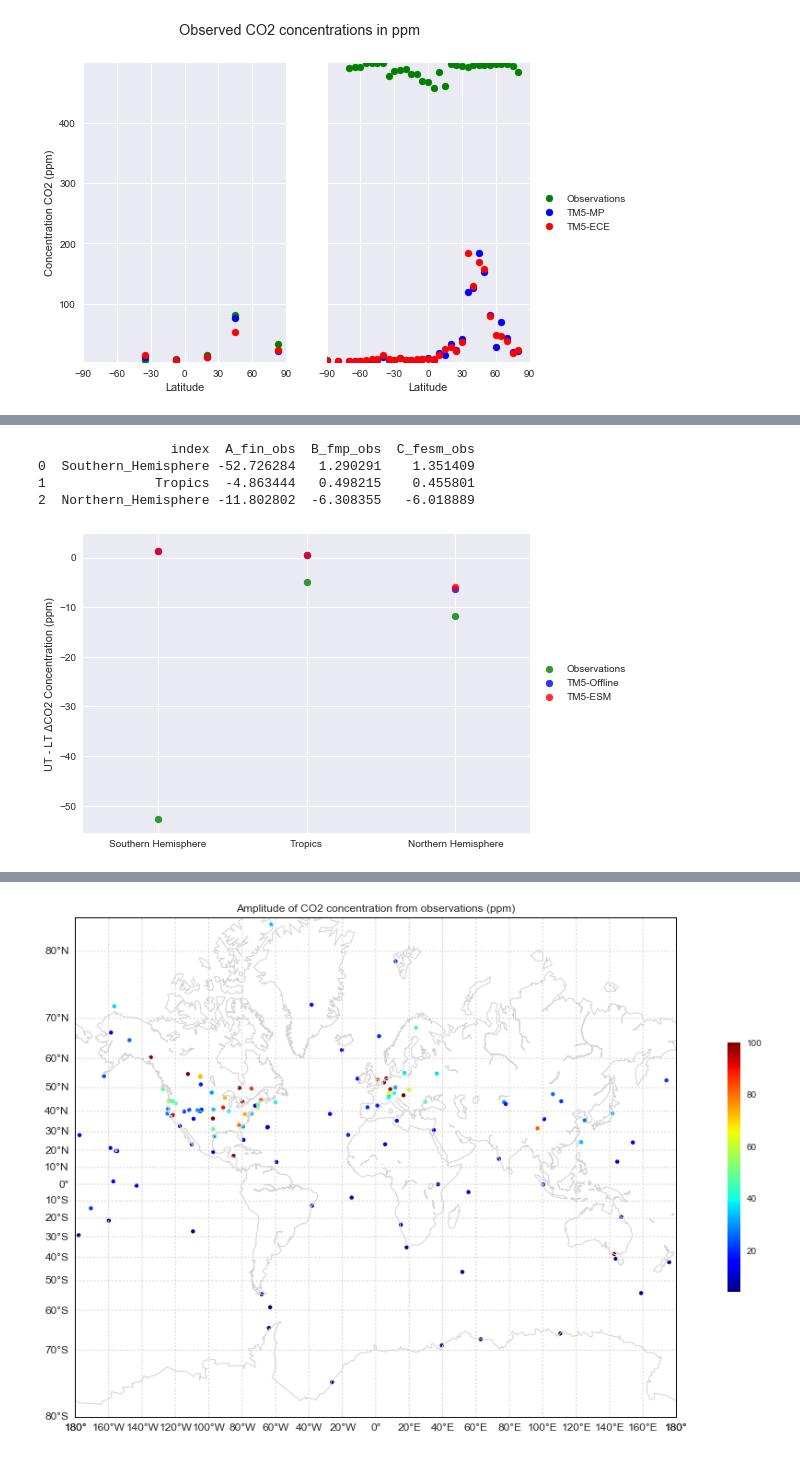
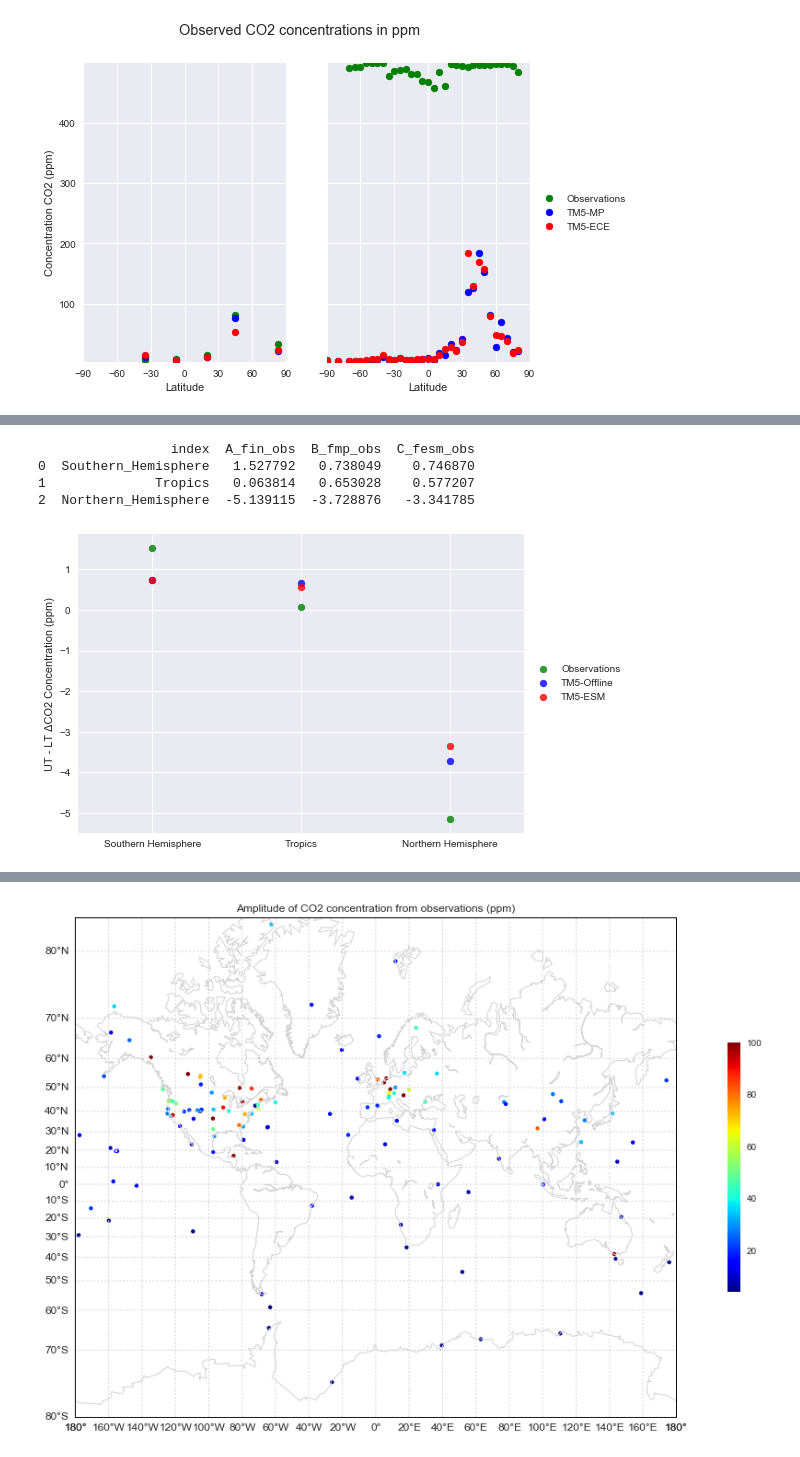
Before and after one commit to Killaars/PhD, a Jupyter notebook: Pictures_Helsinki.ipynb, the cells around one changed output, grey strips where cells are left out. Cells and saved outputs as stored; diff of their text form; code cells hidden in the pictures.

```diff
--- a/Pictures_Helsinki.ipynb
+++ b/Pictures_Helsinki.ipynb
@@ -164,7 +164,7 @@ for root, dirs, files in os.walk(os.path.join(path,'sample_flasks')):
             ECE_filename = 'flask_output_ECE_'+file[19:]
 
             flask_in = os.path.join(path,'sample_flasks',file)
-            flask_mp = os.path.join(path,'TM5_offline',TM5_MP_filename)
+            flask_mp = os.path.join(path,'TM5_offline_newmeteo',TM5_MP_filename)
             flask_esm = os.path.join(path,'TM5_ESM',ECE_filename)
 
             flask_in_fh = nc.Dataset(flask_in,mode='r')
@@ -303,7 +303,7 @@ for root, dirs, files in os.walk(os.path.join(path,'sample_flasks')):
             ECE_filename = 'flask_output_ECE_'+file[19:]
 
             flask_in = os.path.join(path,'sample_flasks',file)
-            flask_mp = os.path.join(path,'TM5_offline',TM5_MP_filename)
+            flask_mp = os.path.join(path,'TM5_offline_newmeteo',TM5_MP_filename)
             flask_esm = os.path.join(path,'TM5_ESM',ECE_filename)
 
             flask_in_fh = nc.Dataset(flask_in,mode='r')
@@ -652,7 +652,7 @@ for root, dirs, files in os.walk(os.path.join(path,'sample_flasks')):
             ECE_filename = 'flask_output_ECE_'+file[19:]
 
             flask_in = os.path.join(path,'sample_flasks',file)
-            flask_mp = os.path.join(path,'TM5_offline',TM5_MP_filename)
+            flask_mp = os.path.join(path,'TM5_offline_newmeteo',TM5_MP_filename)
             flask_esm = os.path.join(path,'TM5_ESM',ECE_filename)
 
             flask_in_fh = nc.Dataset(flask_in,mode='r')
@@ -1043,12 +1027,12 @@ df = pd.DataFrame({'A_fin_obs' : fin_obs*1000000,
                    'G_date'    : time,
                    'H_obs_id'  : obs_id,
                    'I_obs_loc' : obs_loc},index=obs_num)
-df = df[df.A_fin_obs<500]
+df = df[(df.A_fin_obs<450) & (df.A_fin_obs>350)]
 
 #Select the altitude to make the plots
-df = df[(df.D_alt<2000) | (df.D_alt>10000)]
+df = df[(df.D_alt<3000) | (df.D_alt>3000) & (df.D_alt<7000)]
 #Create new column, everything lower than 2000m is in the LT and the rest is in the UT
-df['J_tropo'] = np.where(df['D_alt']<2000, 'LT', 'UT')
+df['J_tropo'] = np.where(df['D_alt']<3000, 'LT', 'UT')
 
 TRO = (df.E_lat>-20) & (df.E_lat<20)
 NH = (df.E_lat>20) & (df.E_lat<60)
@@ -1065,34 +1049,34 @@ SH_mean = SH_df.groupby(SH_df['J_tropo']).mean()
 SH_mean = SH_mean[['A_fin_obs','B_fmp_obs','C_fesm_obs']]
 SH_mean = SH_mean.transpose()
 
 NH_df = df[NH]
 NH_mean = NH_df.groupby(NH_df['J_tropo']).mean()
 NH_mean = NH_mean[['A_fin_obs','B_fmp_obs','C_fesm_obs']]
 NH_mean = NH_mean.transpose()
 
 plot_mean = pd.DataFrame(index=('A_fin_obs','B_fmp_obs','C_fesm_obs'))
 plot_mean['Southern_Hemisphere'] = SH_mean['UT']-SH_mean['LT']
 plot_mean['Tropics'] = TRO_mean['UT']-TRO_mean['LT']
 plot_mean['Northern_Hemisphere'] = NH_mean['UT']-NH_mean['LT']
 plot_mean = plot_mean.transpose()
 plot_mean = plot_mean.reset_index()
 print(plot_mean)
 
 f, (ax1) = plt.subplots(1, 1,sharey=True,sharex=True)
 alpha = .8
 ax1.scatter(x=plot_mean.index, y=plot_mean.A_fin_obs, color='g', alpha=alpha, label='Observations')
 ax1.scatter(x=plot_mean.index, y=plot_mean.B_fmp_obs, color='b', alpha=alpha, label='TM5-Offline')
 ax1.scatter(x=plot_mean.index, y=plot_mean.C_fesm_obs, color='r', alpha=alpha, label='TM5-ESM')
 x = [0,1,2]
 labels = ['Southern Hemisphere', 'Tropics', 'Northern Hemisphere']
 plt.xticks(x, labels)
 plt.xlim(-0.5,2.5)
 ax1.set(xlabel='', ylabel='UT - LT ΔCO2 Concentration (ppm)')
 ax1.legend(loc='center left', bbox_to_anchor=(1, 0.5))
 plt.show()
 # %% [output]
                  index  A_fin_obs  B_fmp_obs  C_fesm_obs
-0  Southern_Hemisphere -52.726284   1.290291    1.351409
-1              Tropics  -4.863444   0.498215    0.455801
-2  Northern_Hemisphere -11.802802  -6.308355   -6.018889
+0  Southern_Hemisphere   1.527792   0.738049    0.746870
+1              Tropics   0.063814   0.653028    0.577207
+2  Northern_Hemisphere  -5.139115  -3.728876   -3.341785
-[figure, old version]
+[figure, new version]
```
Also changed, not shown: parts of 6 cells of this notebook, 5 other files.
